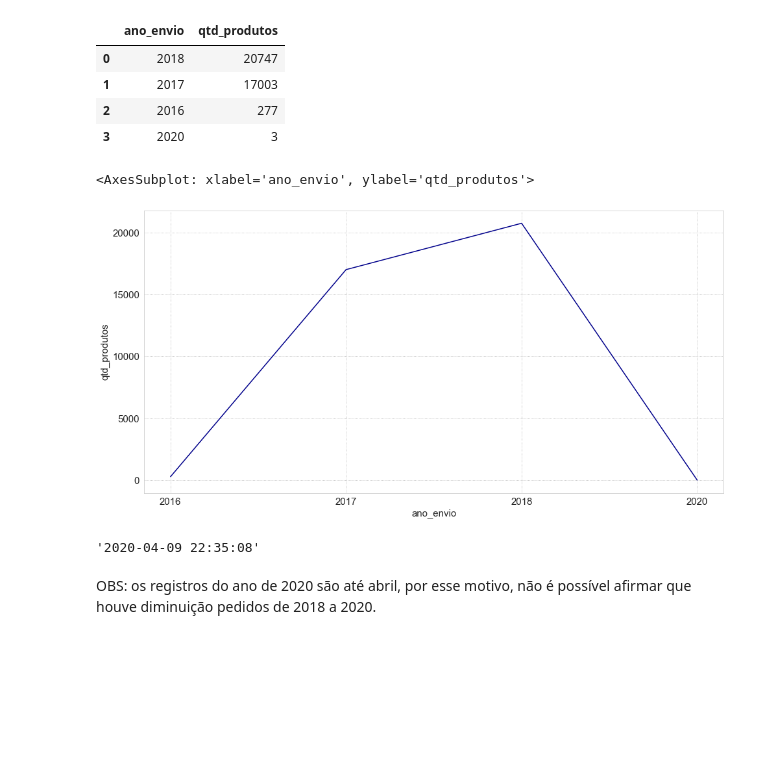
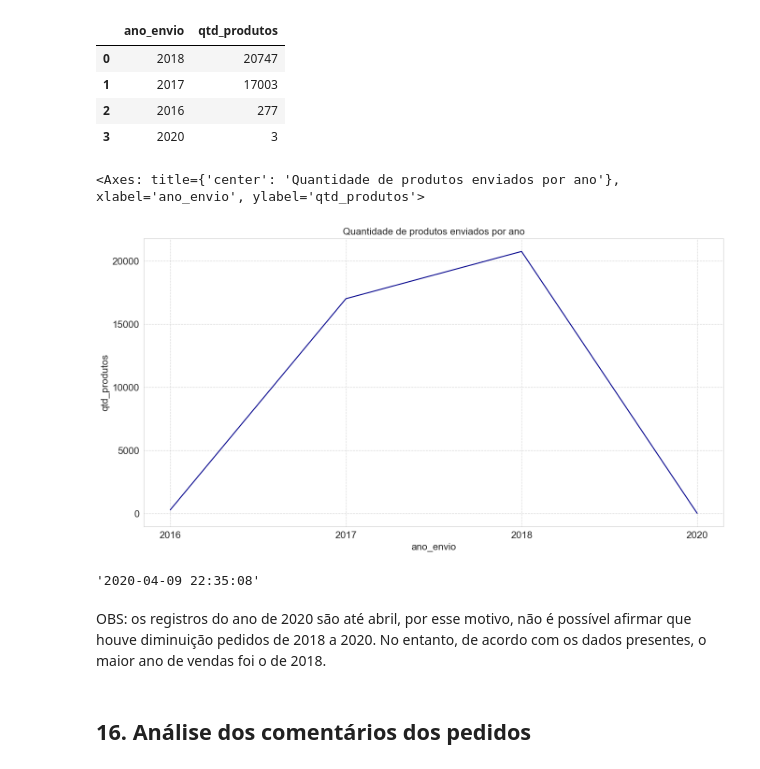
Before and after one commit to deborabmfreitas/projeto-sql, a Jupyter notebook: projeto-sql.ipynb, the cells around one changed output. Drawn from its saved outputs; the diff is of its cells as text; code cells hidden in the pictures; blank space fills up the shorter version.

```diff
--- a/projeto-sql.ipynb
+++ b/projeto-sql.ipynb
@@ -799,10 +817,0 @@ order_status
-# %%
-plt.figure(figsize=(16, 6))
-plt.rcParams.update({'font.size': 15})
-
-ax = sns.barplot(x='status_pedidos', y='qtd_clientes', palette= 'viridis', data=order_status)
-
-for i in ax.containers:
-    ax.bar_label(i, label_type="edge", padding=5)
-
-plt.show()
@@ -828,3 +835,14 @@ order_status
 |  | status_pedidos | qtd_clientes |
 | 0 | delivered | 96478 |
 | 1 | canceled | 625 |
+# %%
+plt.figure(figsize=(8, 6))
+plt.title('Pedidos entregues e candelados', fontsize=12)
+plt.rcParams.update({'font.size': 12})
+
+ax = sns.barplot(x='status_pedidos', y='qtd_clientes', palette= 'viridis', data=order_status)
+
+for i in ax.containers:
+    ax.bar_label(i, label_type="edge", padding=10)
+
+plt.show()
@@ -859,13 +871,3 @@ order_payments
 | 2 | 5775 | voucher |
 | 3 | 1529 | debit_card |
 | 4 | 3 | not_defined |
-# %%
-plt.figure(figsize=(16, 8))
-plt.rcParams.update({'font.size': 15})
-
-ax = sns.barplot(x='tipos_pagamentos', y='qtd_pedidos',palette= 'viridis', data=order_payments.loc[:3])
-
-for i in ax.containers:
-    ax.bar_label(i, label_type="edge", padding=5)
-
-plt.show()
@@ -1013,13 +999,0 @@ mean, np.round(std,2)
-# %%
-order_reviews2 = order_reviews.sort_values(by='reviews_clientes', ascending=False)
-
-score_order = [5, 4, 1, 3, 2]
-
-plt.figure(figsize=(16, 8))
-plt.rcParams.update({'font.size': 15})
-ax = sns.barplot(x='review_score', y='reviews_clientes', palette= 'viridis', data=order_reviews, order=score_order)
-
-for i in ax.containers:
-    ax.bar_label(i, label_type='edge', padding=5)
-
-plt.show()
@@ -1056,14 +1036,17 @@ order_year
 order_year = order_year.sort_values(by= 'ano_envio', ascending=True)
 # %%
 plt.figure(figsize=(16, 8))
+plt.title('Quantidade de produtos enviados por ano', fontsize=15)
 plt.rcParams.update({'font.size': 15})
 sns.lineplot(data=order_year, x='ano_envio', y='qtd_produtos', color='darkblue')
 # %% [output]
-<AxesSubplot: xlabel='ano_envio', ylabel='qtd_produtos'>
+<Axes: title={'center': 'Quantidade de produtos enviados por ano'}, xlabel='ano_envio', ylabel='qtd_produtos'>
-[figure, old version]
+[figure, new version]
 # %%
 olist_order_items['shipping_limit_date'].max()
 # %% [output]
 '2020-04-09 22:35:08'
 # %% [markdown]
-OBS: os registros do ano de 2020 são até abril, por esse motivo, não é possível afirmar que houve diminuição pedidos de 2018 a 2020.
+OBS: os registros do ano de 2020 são até abril, por esse motivo, não é possível afirmar que houve diminuição pedidos de 2018 a 2020. No entanto, de acordo com os dados presentes, o maior ano de vendas foi o de 2018.
+# %% [markdown]
+## 16. Análise dos comentários dos pedidos
```
Also changed, not shown: parts of 125 cells of this notebook, 24 other files.
